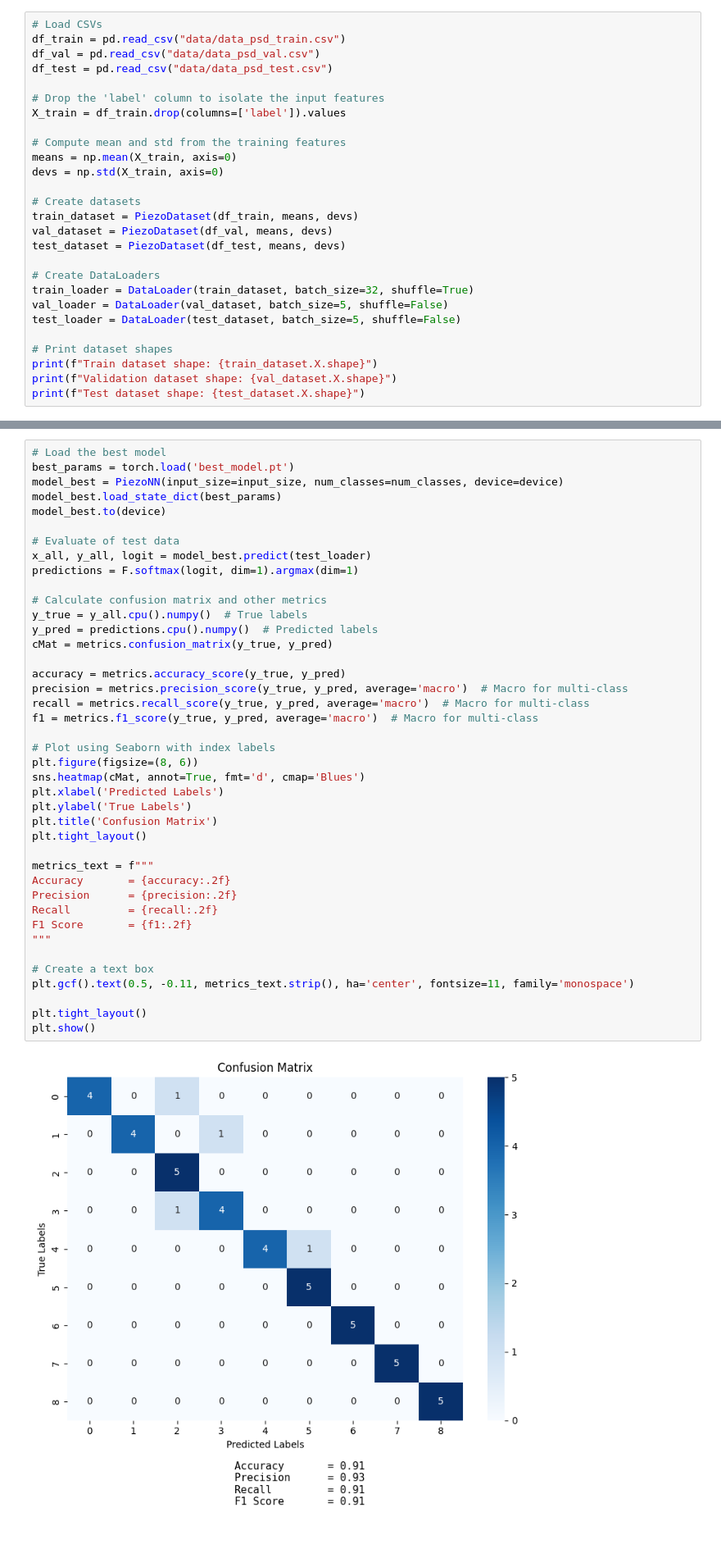
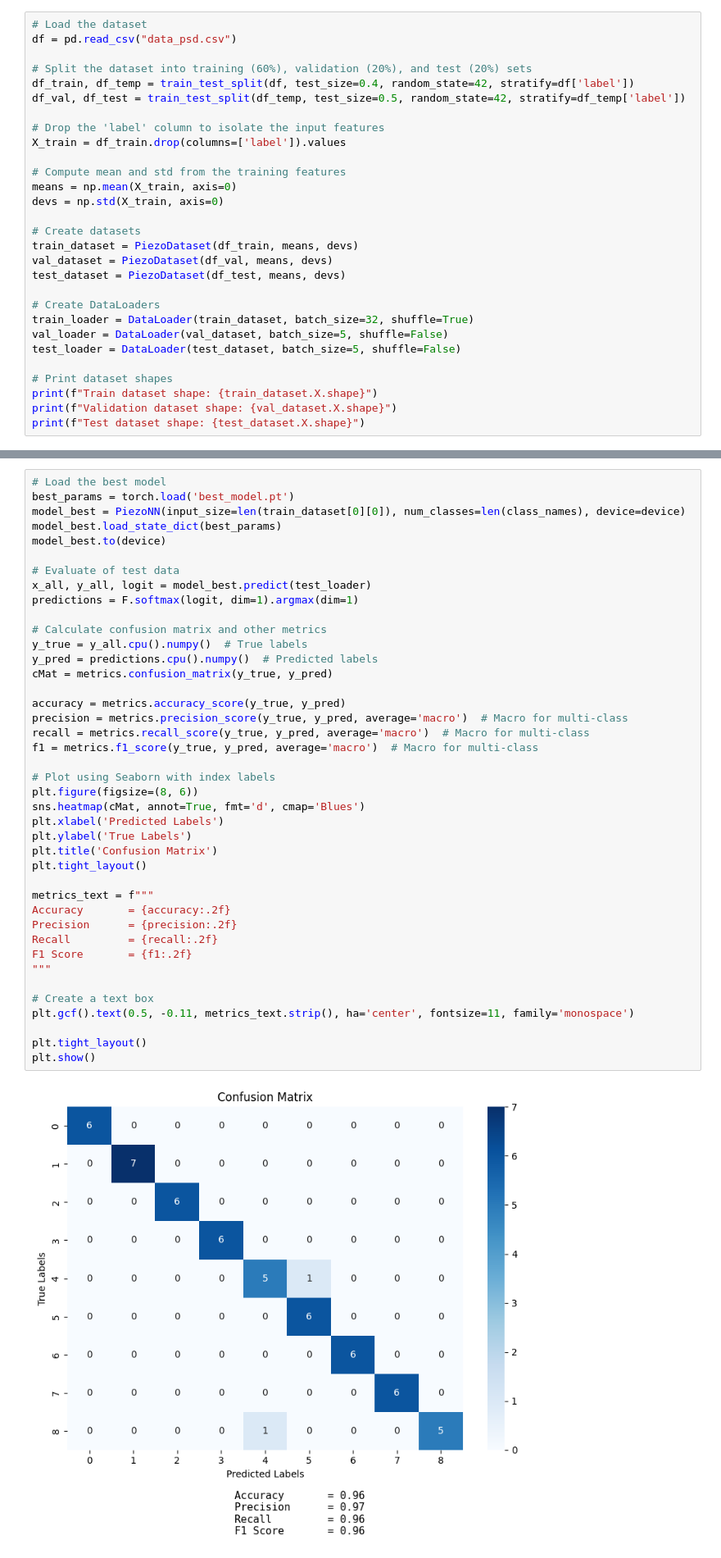
Before and after one commit to amor0094/TRC3500-2025-GroupC1, a Jupyter notebook: Project-2/python_code.ipynb, the cells around one changed output, grey strips where cells are left out. Shown at 82% size. Cells and saved outputs as stored; diff of their text form.

Commit message:
Semi-working model

```diff
--- a/Project-2/python_code.ipynb
+++ b/Project-2/python_code.ipynb
@@ -221,10 +224,12 @@ class PiezoDataset(Dataset):
 # %% [markdown]
 ## Create Dataset instance from the defined Class and then the DataLoaders
 # %%
-# Load CSVs
-df_train = pd.read_csv("data/data_psd_train.csv")
-df_val = pd.read_csv("data/data_psd_val.csv")
-df_test = pd.read_csv("data/data_psd_test.csv")
+# Load the dataset
+df = pd.read_csv("data_psd.csv")
+
+# Split the dataset into training (60%), validation (20%), and test (20%) sets
+df_train, df_temp = train_test_split(df, test_size=0.4, random_state=42, stratify=df['label'])
+df_val, df_test = train_test_split(df_temp, test_size=0.5, random_state=42, stratify=df_temp['label'])
 
 # Drop the 'label' column to isolate the input features
 X_train = df_train.drop(columns=['label']).values
@@ -420,7 +425,7 @@ if "best_model_losses" in locals():
 # %%
 # Load the best model
 best_params = torch.load('best_model.pt')
-model_best = PiezoNN(input_size=input_size, num_classes=num_classes, device=device)
+model_best = PiezoNN(input_size=len(train_dataset[0][0]), num_classes=len(class_names), device=device)
 model_best.load_state_dict(best_params)
 model_best.to(device)
 
@@ -432,34 +437,34 @@ predictions = F.softmax(logit, dim=1).argmax(dim=1)
 y_true = y_all.cpu().numpy()  # True labels
 y_pred = predictions.cpu().numpy()  # Predicted labels
 cMat = metrics.confusion_matrix(y_true, y_pred)
 
 accuracy = metrics.accuracy_score(y_true, y_pred)
 precision = metrics.precision_score(y_true, y_pred, average='macro')  # Macro for multi-class
 recall = metrics.recall_score(y_true, y_pred, average='macro')  # Macro for multi-class
 f1 = metrics.f1_score(y_true, y_pred, average='macro')  # Macro for multi-class
 
 # Plot using Seaborn with index labels
 plt.figure(figsize=(8, 6))
 sns.heatmap(cMat, annot=True, fmt='d', cmap='Blues')
 plt.xlabel('Predicted Labels')
 plt.ylabel('True Labels')
 plt.title('Confusion Matrix')
 plt.tight_layout()
 
 metrics_text = f"""
 Accuracy       = {accuracy:.2f}
 Precision      = {precision:.2f}
 Recall         = {recall:.2f}
 F1 Score       = {f1:.2f}
 """
 
 # Create a text box
 plt.gcf().text(0.5, -0.11, metrics_text.strip(), ha='center', fontsize=11, family='monospace')
 
 plt.tight_layout()
 plt.show()
 # %% [output]
-[figure, old version]
+[figure, new version]
 # %% [markdown]
 # Demo Run
 # %%
```
Also changed, not shown: parts of 10 cells of this notebook, 9 other files.
